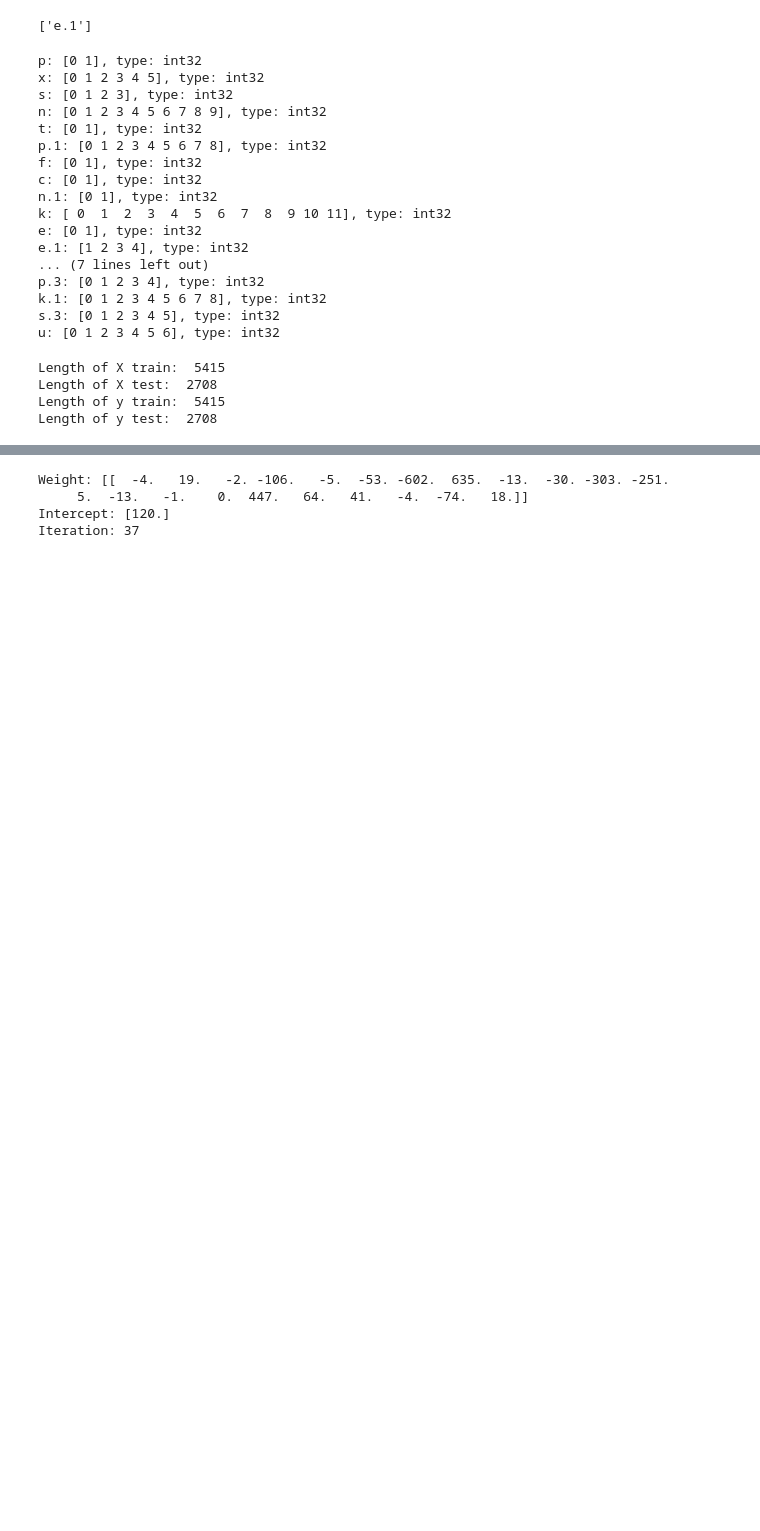
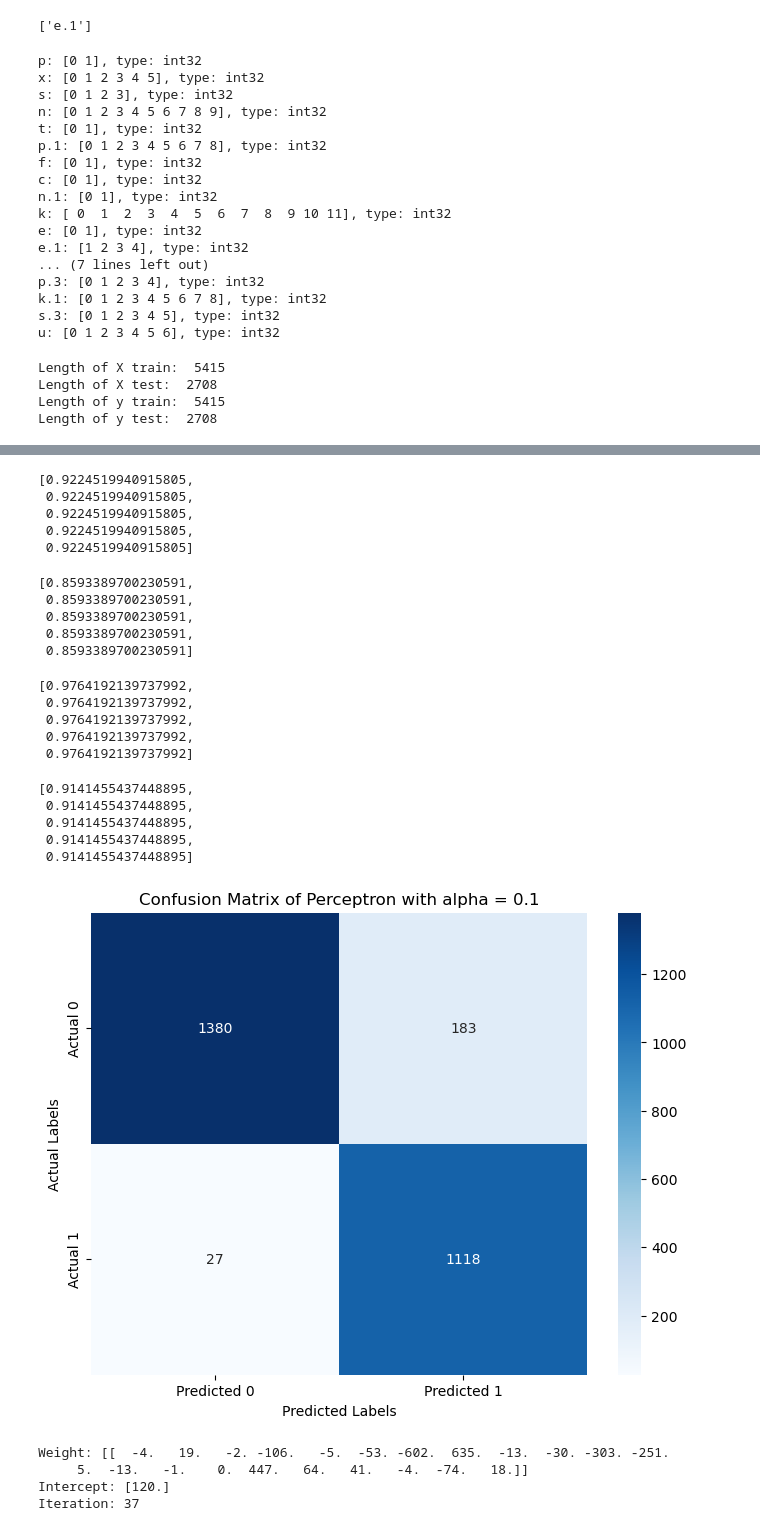
Before and after one commit to KhanhTheChau/MHUD-CT294, a Jupyter notebook: Nhap/perceptron.ipynb, the cells around one changed output, grey strips where cells are left out. Cells and saved outputs as stored; diff of their text form; code cells hidden in the pictures; blank space fills up the shorter version.

```diff
--- a/Nhap/perceptron.ipynb
+++ b/Nhap/perceptron.ipynb
@@ -9,8 +9,9 @@ from sklearn.decomposition import PCA
 from itertools import cycle
 import matplotlib.pylab as plt
 from sklearn.metrics import confusion_matrix, accuracy_score
+from timeit import timeit
 
-data = pd.read_csv("./data/agaricus-lepiota.data")
+data = pd.read_csv("../data/agaricus-lepiota.data")
 data
 # %% [output]
 |  | p | x | s | n | t | p.1 | f | c | n.1 | k | ... | ... |
@@ -167,8 +168,3 @@ Length of X train:  5415
 Length of X test:  2708
 Length of y train:  5415
 Length of y test:  2708
-# %%
-perceptron_model = Perceptron(shuffle=True, random_state=0)
-perceptron_model.fit(X_train, y_train)
-
-y_predict = perceptron_model.predict(X_test)
@@ -174,0 +181,21 @@ y_predict = perceptron_model.predict(X_test)
+# %%
+for i in range(len(a_list)):
+
+    perceptron_model = Perceptron(shuffle=True, random_state=0, alpha=a_list[i])
+    perceptron_model.fit(X_train, y_train)
+
+    y_predict = perceptron_model.predict(X_test)
+    accuracy = accuracy_score(y_test, y_predict)
+
+    # Save weight, bias, iteration per train
+    weight_list.append(perceptron_model.coef_)
+    bias_list.append(perceptron_model.intercept_)
+    iter_list.append(perceptron_model.n_iter_)
+
+    # Save accurracy, precisiom, recall, f1 per train
+    tn, fp, fn, tp = confusion_matrix(y_predict, y_test).ravel()
+
+    accuracy_list.append(accuracy)
+    precision_list.append(tp / (tp + fp))
+    recall_list.append(tp / (tp + fn))
+    f1_list.append(2*(precision*recall)/(precision+recall))
@@ -175,3 +228,53 @@ y_predict = perceptron_model.predict(X_test)
+# %%
+accuracy_list
+# %% [output]
+[0.9224519940915805,
+ 0.9224519940915805,
+ 0.9224519940915805,
+ 0.9224519940915805,
+ 0.9224519940915805]
+# %%
+precision_list
+# %% [output]
+[0.8593389700230591,
+ 0.8593389700230591,
+ 0.8593389700230591,
+ 0.8593389700230591,
+ 0.8593389700230591]
+# %%
+recall_list
+# %% [output]
+[0.9764192139737992,
+ 0.9764192139737992,
+ 0.9764192139737992,
+ 0.9764192139737992,
+ 0.9764192139737992]
+# %%
+f1_list
+# %% [output]
+[0.9141455437448895,
+ 0.9141455437448895,
+ 0.9141455437448895,
+ 0.9141455437448895,
+ 0.9141455437448895]
+# %%
+import seaborn as sns
+
+perceptron_model = Perceptron(shuffle=True, random_state=0, alpha=0.1)
+perceptron_model.fit(X_train, y_train)
+
+y_predict = perceptron_model.predict(X_test)
+cm = confusion_matrix(y_predict, y_test)
+
+# Plot the confusion matrix
+plt.figure(figsize=(8, 6))
+sns.heatmap(cm, annot=True, fmt="d", cmap="Blues", xticklabels=["Predicted 0", "Predicted 1"], yticklabels=["Actual 0", "Actual 1"])
+plt.xlabel("Predicted Labels")
+plt.ylabel("Actual Labels")
+plt.title("Confusion Matrix of Perceptron with alpha = 0.1")
+plt.show()
+# %% [output]
+[figure, added]
 # %%
 pickle.dump(perceptron_model, open("Perceptron_Model.sav", "wb"))
 # %%
```
Also changed, not shown: parts of 6 cells of this notebook, 3 other files.
